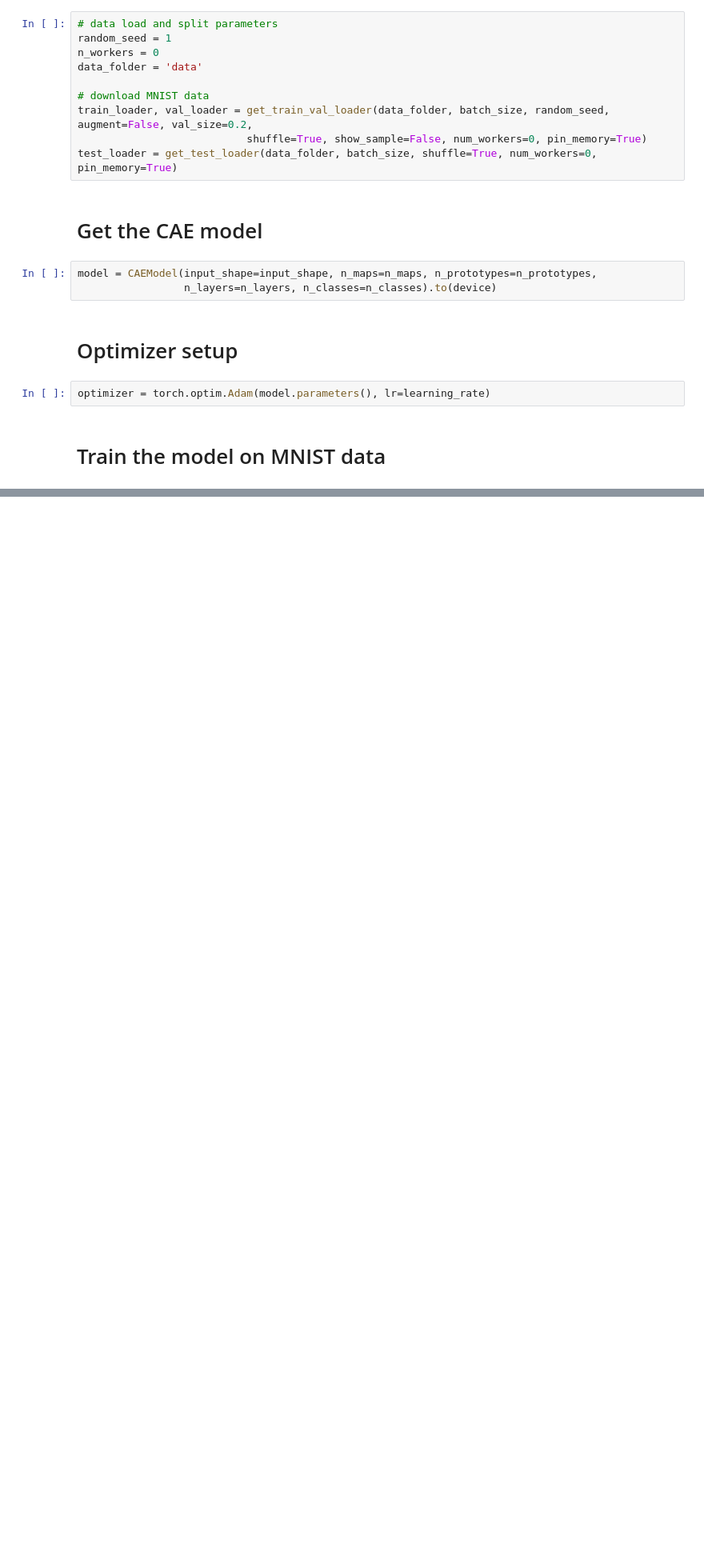
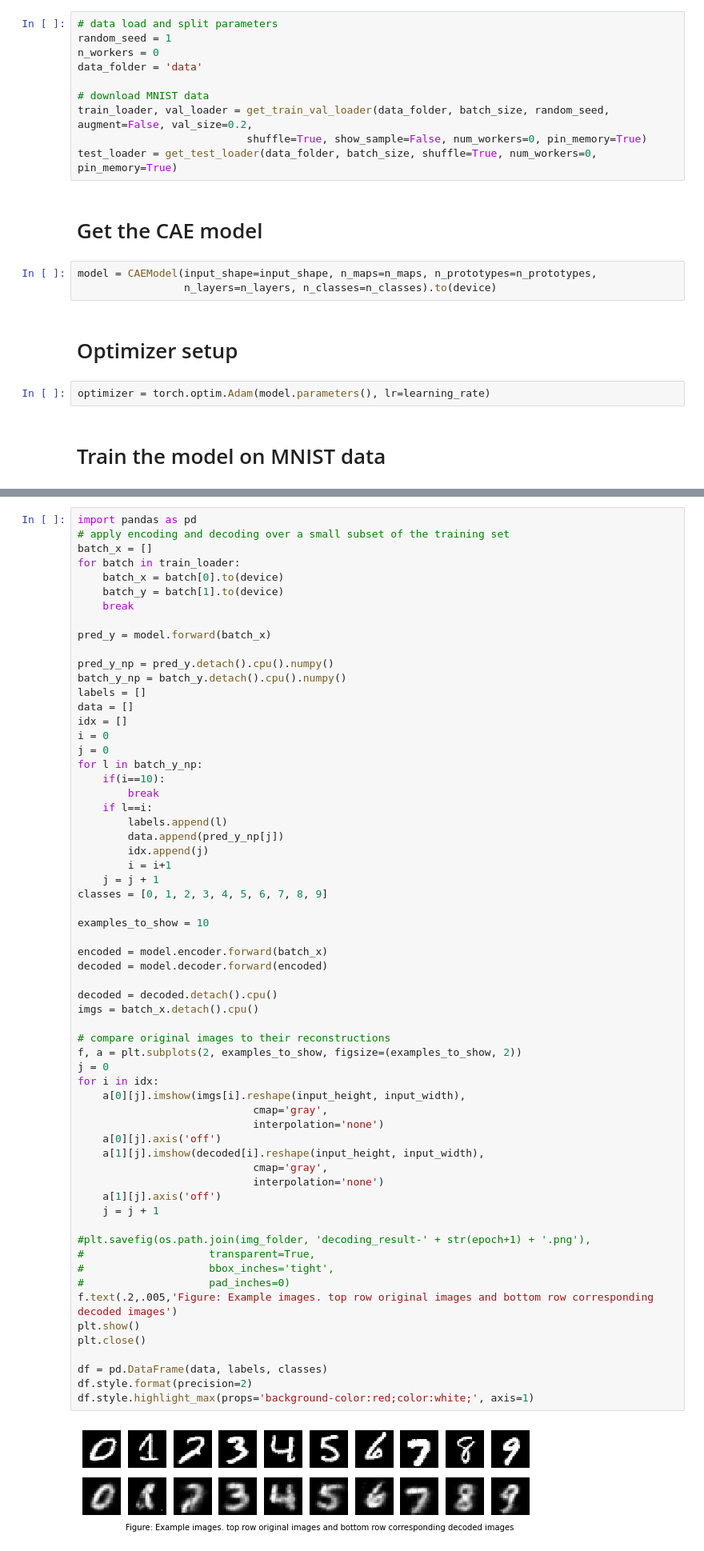
Before and after one commit to mostafij-rahman/PyTorch-PrototypeDL, a Jupyter notebook: notebooks/PrototypeDL_MNIST_Training.ipynb, the cells around one changed output, grey strips where cells are left out. Shown at 80% size. Drawn from its saved outputs; the diff is of its cells as text; blank space fills up the shorter version.

```diff
--- a/notebooks/PrototypeDL_MNIST_Training.ipynb
+++ b/notebooks/PrototypeDL_MNIST_Training.ipynb
@@ -681,0 +684,64 @@ plt.close()
+# %%
+import pandas as pd
+# apply encoding and decoding over a small subset of the training set
+batch_x = []
+for batch in train_loader:
+    batch_x = batch[0].to(device)
+    batch_y = batch[1].to(device)
+    break
+
+pred_y = model.forward(batch_x)
+
+pred_y_np = pred_y.detach().cpu().numpy()
+batch_y_np = batch_y.detach().cpu().numpy()
+labels = []
+data = []
+idx = []
+i = 0
+j = 0
+for l in batch_y_np:
+    if(i==10):
+        break
+    if l==i:
+        labels.append(l)
+        data.append(pred_y_np[j])
+        idx.append(j)
+        i = i+1
+    j = j + 1
+classes = [0, 1, 2, 3, 4, 5, 6, 7, 8, 9]
+
+examples_to_show = 10
+
+encoded = model.encoder.forward(batch_x)
+decoded = model.decoder.forward(encoded)
+
+decoded = decoded.detach().cpu()
+imgs = batch_x.detach().cpu()
+
+# compare original images to their reconstructions
+f, a = plt.subplots(2, examples_to_show, figsize=(examples_to_show, 2))
+j = 0
+for i in idx:
+    a[0][j].imshow(imgs[i].reshape(input_height, input_width),
+                            cmap='gray',
+                            interpolation='none')
+    a[0][j].axis('off')
+    a[1][j].imshow(decoded[i].reshape(input_height, input_width),
+                            cmap='gray',
+                            interpolation='none')
+    a[1][j].axis('off')
+    j = j + 1
+
+#plt.savefig(os.path.join(img_folder, 'decoding_result-' + str(epoch+1) + '.png'),
+#                    transparent=True,
+#                    bbox_inches='tight',
+#                    pad_inches=0)
+f.text(.2,.005,'Figure: Example images. top row original images and bottom row corresponding decoded images')
+plt.show()
+plt.close()
+
+df = pd.DataFrame(data, labels, classes)
+df.style.format(precision=2)
+df.style.highlight_max(props='background-color:red;color:white;', axis=1)
+# %% [output]
+[figure, added]
```
Also changed, not shown: parts of 5 cells of this notebook.
